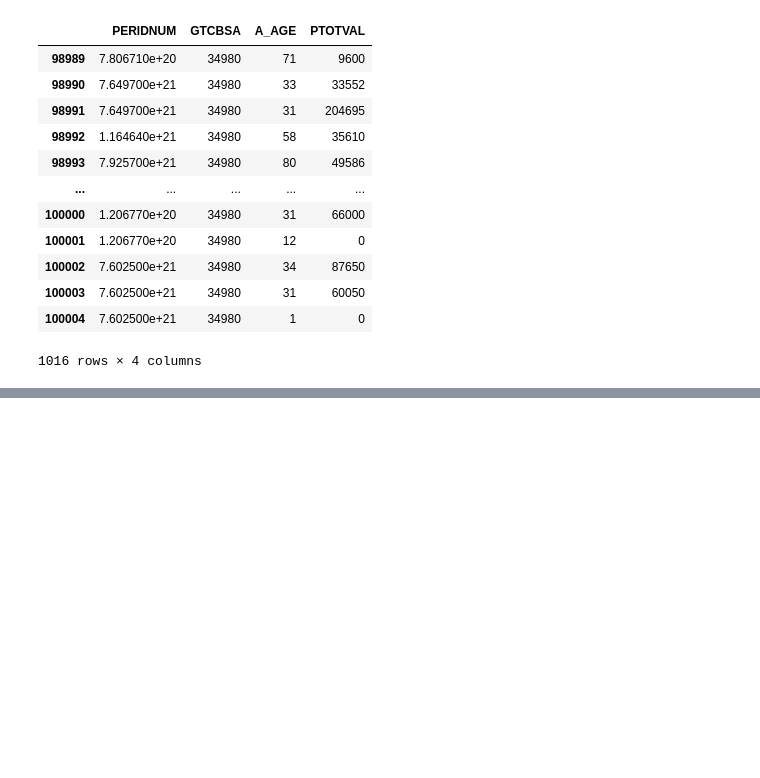
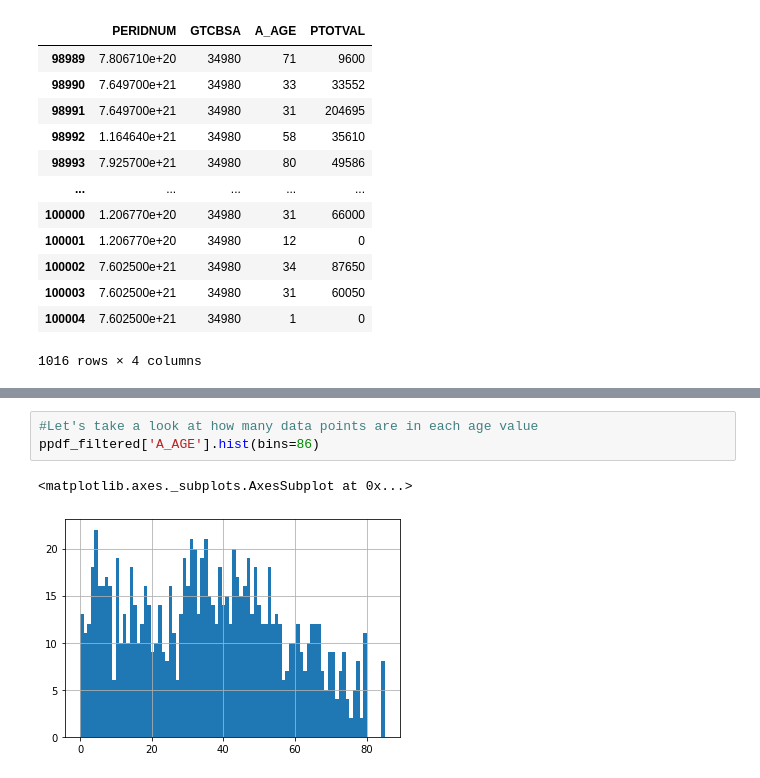
Before and after one commit to abrunlinger/Quarantine-Lifestyle-Analysis, a Jupyter notebook: notebooks/Quarantine Analysis.ipynb, the cells around one changed output, grey strips where cells are left out. Cells and saved outputs as stored; diff of their text form; blank space fills up the shorter version.

```diff
--- a/notebooks/Quarantine Analysis.ipynb
+++ b/notebooks/Quarantine Analysis.ipynb
@@ -58,0 +60,6 @@ plt.plot(kind='scatter', xaxis = 'A_AGE', yaxis = 'PTOTVAL')
+# %%
+#Let's take a look at how many data points are in each age value
+ppdf_filtered['A_AGE'].hist(bins=86)
+# %% [output]
+<matplotlib.axes._subplots.AxesSubplot at 0x...>
+[figure, added]
```
Also changed, not shown: parts of 6 cells of this notebook.
